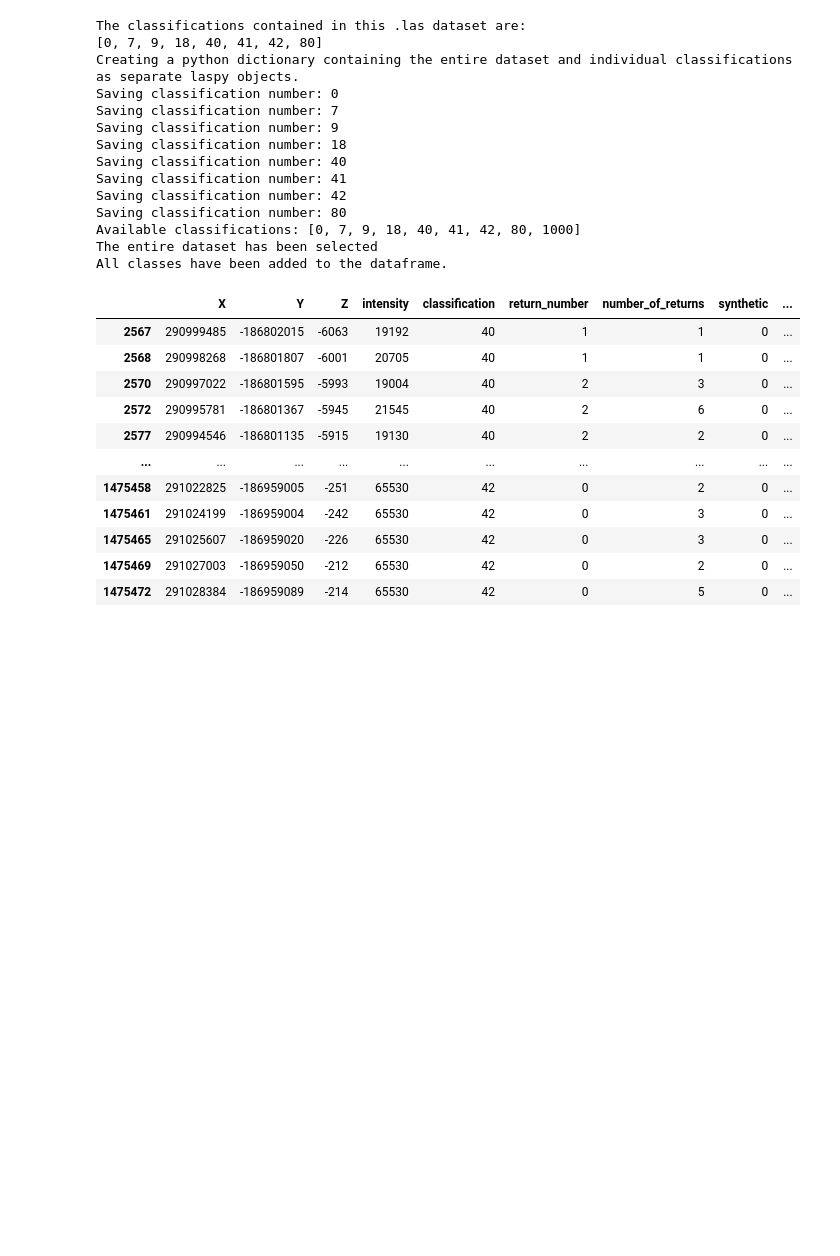
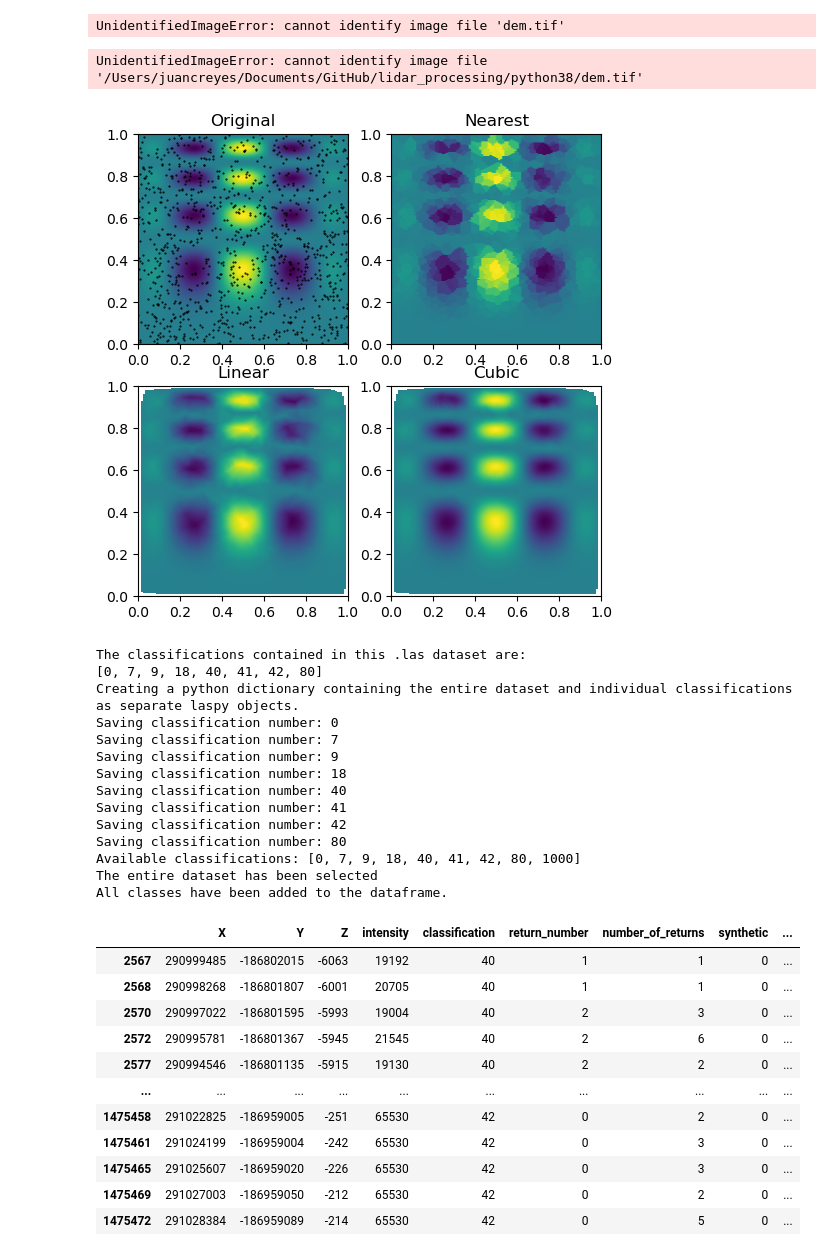
Before and after one commit to JuanCReyes1/lidar_processing, a Jupyter notebook: python38/laspy_arcpro.ipynb, the cells around one changed output. Cells and saved outputs as stored; diff of their text form; code cells hidden in the pictures; blank space fills up the shorter version.

```diff
--- a/python38/laspy_arcpro.ipynb
+++ b/python38/laspy_arcpro.ipynb
@@ -347,3 +402,57 @@ with rasterio.open("dem.tif", "w", driver="GTiff", width=grid_z.shape[1], height
+# %%
+ from PIL import Image
+im = Image.open('dem.tif')
+im.show()
+# %% [output]
+UnidentifiedImageError: cannot identify image file 'dem.tif'
+# %%
+import matplotlib.pyplot as plt
+import matplotlib.image as mpimg
+
+# Load the TIF file using mpimg.imread()
+img = mpimg.imread('/Users/juancreyes/Documents/GitHub/lidar_processing/python38/dem.tif')
+
+# Display the image using plt.imshow()
+plt.imshow(img)
+
+# Show the plot
+plt.show()
+# %% [output]
+UnidentifiedImageError: cannot identify image file '/Users/juancreyes/Documents/GitHub/lidar_processing/python38/dem.tif'
+# %%
+import numpy as np
+def func(x, y):
+    return x*(1-x)*np.cos(4*np.pi*x) * np.sin(4*np.pi*y**2)**2
+# %%
+grid_x, grid_y = np.mgrid[0:1:100j, 0:1:200j]
+# %%
+rng = np.random.default_rng()
+points = rng.random((1000, 2))
+values = func(points[:,0], points[:,1])
+# %%
+from scipy.interpolate import griddata
+grid_z0 = griddata(points, values, (grid_x, grid_y), method='nearest')
+grid_z1 = griddata(points, values, (grid_x, grid_y), method='linear')
+grid_z2 = griddata(points, values, (grid_x, grid_y), method='cubic')
+# %%
+import matplotlib.pyplot as plt
+plt.subplot(221)
+plt.imshow(func(grid_x, grid_y).T, extent=(0,1,0,1), origin='lower')
+plt.plot(points[:,0], points[:,1], 'k.', ms=1)
+plt.title('Original')
+plt.subplot(222)
+plt.imshow(grid_z0.T, extent=(0,1,0,1), origin='lower')
+plt.title('Nearest')
+plt.subplot(223)
+plt.imshow(grid_z1.T, extent=(0,1,0,1), origin='lower')
+plt.title('Linear')
+plt.subplot(224)
+plt.imshow(grid_z2.T, extent=(0,1,0,1), origin='lower')
+plt.title('Cubic')
+plt.gcf().set_size_inches(6, 6)
+plt.show()
+# %% [output]
+[figure, added]
 # %%
 # Read .las file with the load_laspy() function. Note we cannot handle .laz data.
 input_las = load_laspy('Tile65_Original_Clean_Macro.las')
```
Also changed, not shown: parts of 7 cells of this notebook, 13 other files.
